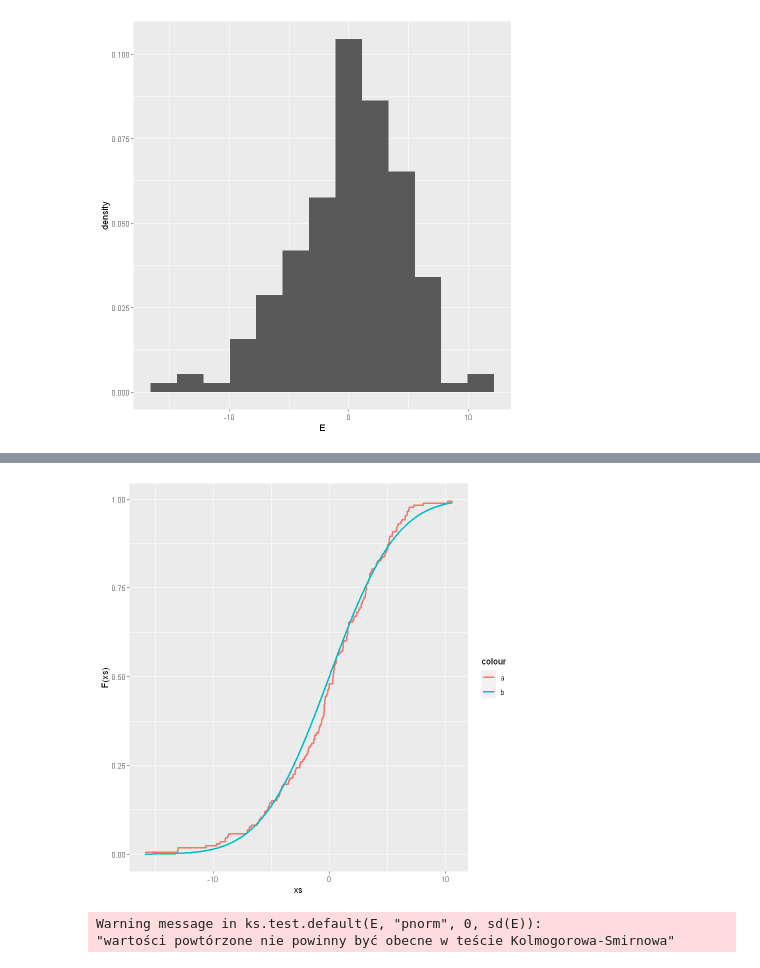
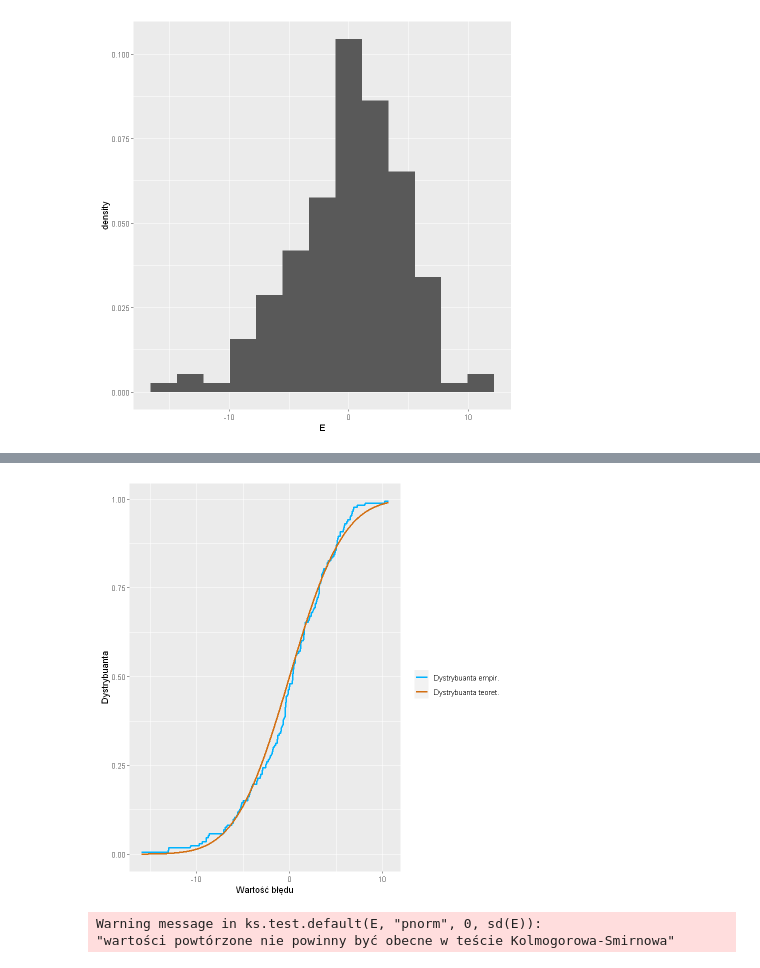
Before and after one commit to HalasTomasz/Kaszcz, a Jupyter notebook: Raport/Malec.ipynb, the cells around one changed output, grey strips where cells are left out. Drawn from its saved outputs; the diff is of its cells as text; code cells hidden in the pictures.

```diff
--- a/Raport/Malec.ipynb
+++ b/Raport/Malec.ipynb
@@ -79,9 +96,15 @@ ggplot() + geom_histogram(aes(x=E, y=..density.., fill='a'), bins=13) + geom_lin
 # %%
 F <- ecdf(E)
 xs <- seq(min(E), max(E), 0.01)
-ggplot() + geom_line(aes(x=xs, y=F(xs), col='a'), linewidth=1) + geom_line(aes(x=xs, y=pnorm(xs, 0, sd(E)), col='b'), linewidth=1)# + scale_color_manual()
+ggplot() +
+  geom_line(aes(x=xs, y=F(xs), col='a'), linewidth=1) +
+  geom_line(aes(x=xs, y=pnorm(xs, 0, sd(E)), col='b'), linewidth=1) +
+  scale_color_manual(labels=c("Dystrybuanta empir.", "Dystrybuanta teoret."), values=c('#00b3ff', "#d36f12")) +
+  labs(col="") +
+  xlab("Wartość błędu") +
+  ylab("Dystrybuanta")
 # %% [output]
-[figure, old version]
+[figure, new version]
 # %%
 ks.test(E, 'pnorm', 0, sd(E))
 # %% [output]
```
Also changed, not shown: parts of 6 cells of this notebook.
